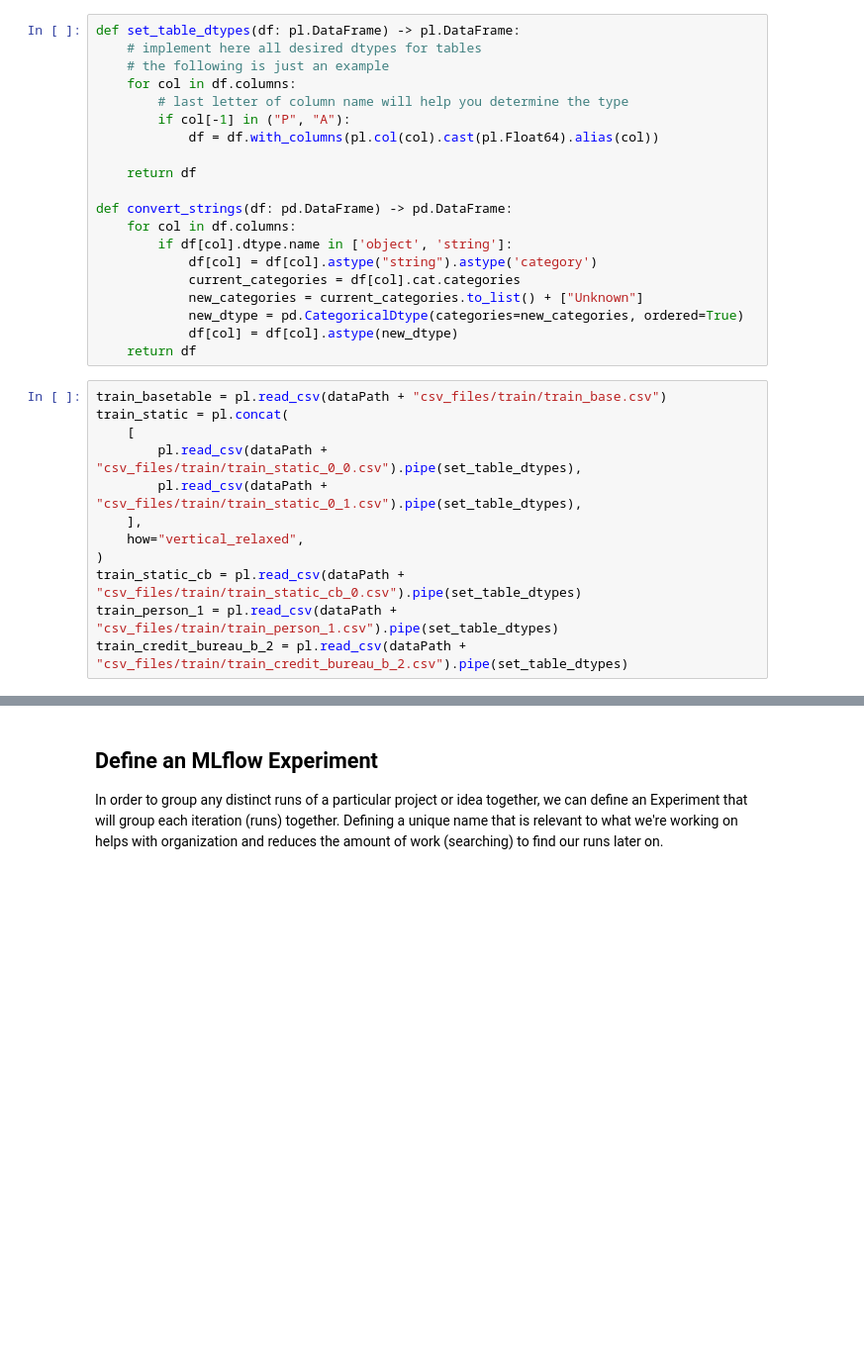
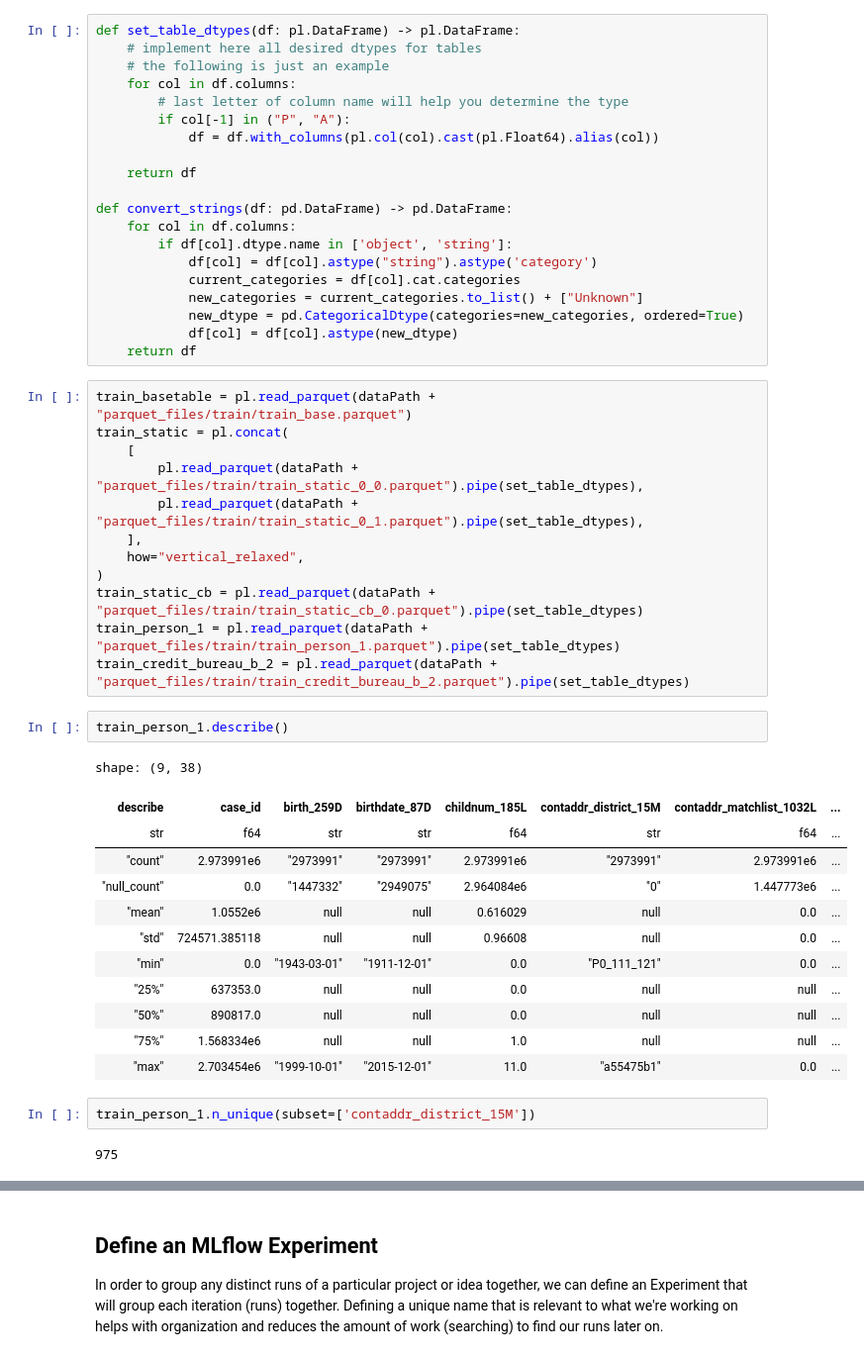
Before and after one commit to BlakSwan/Home-Credit, a Jupyter notebook: home-credit-starter-eda-and-submission.ipynb, the cells around one changed output, grey strips where cells are left out. Shown: that part at 99% size. Drawn from its saved outputs; the diff is of its cells as text; blank space fills up the shorter version.

```diff
--- a/home-credit-starter-eda-and-submission.ipynb
+++ b/home-credit-starter-eda-and-submission.ipynb
@@ -45,15 +44,34 @@ def convert_strings(df: pd.DataFrame) -> pd.DataFrame:
             df[col] = df[col].astype(new_dtype)
     return df
 # %%
-train_basetable = pl.read_csv(dataPath + "csv_files/train/train_base.csv")
+train_basetable = pl.read_parquet(dataPath + "parquet_files/train/train_base.parquet")
 train_static = pl.concat(
     [
-        pl.read_csv(dataPath + "csv_files/train/train_static_0_0.csv").pipe(set_table_dtypes),
-        pl.read_csv(dataPath + "csv_files/train/train_static_0_1.csv").pipe(set_table_dtypes),
+        pl.read_parquet(dataPath + "parquet_files/train/train_static_0_0.parquet").pipe(set_table_dtypes),
+        pl.read_parquet(dataPath + "parquet_files/train/train_static_0_1.parquet").pipe(set_table_dtypes),
     ],
     how="vertical_relaxed",
 )
-train_static_cb = pl.read_csv(dataPath + "csv_files/train/train_static_cb_0.csv").pipe(set_table_dtypes)
-train_person_1 = pl.read_csv(dataPath + "csv_files/train/train_person_1.csv").pipe(set_table_dtypes)
-train_credit_bureau_b_2 = pl.read_csv(dataPath + "csv_files/train/train_credit_bureau_b_2.csv").pipe(set_table_dtypes)
+train_static_cb = pl.read_parquet(dataPath + "parquet_files/train/train_static_cb_0.parquet").pipe(set_table_dtypes)
+train_person_1 = pl.read_parquet(dataPath + "parquet_files/train/train_person_1.parquet").pipe(set_table_dtypes)
+train_credit_bureau_b_2 = pl.read_parquet(dataPath + "parquet_files/train/train_credit_bureau_b_2.parquet").pipe(set_table_dtypes)
+# %%
+train_person_1.describe()
+# %% [output]
+shape: (9, 38)
+| describe | case_id | birth_259D | birthdate_87D | childnum_185L | contaddr_district_15M | contaddr_matchlist_1032L | ... |
+| str | f64 | str | str | f64 | str | f64 | ... |
+| "count" | 2.973991e6 | "2973991" | "2973991" | 2.973991e6 | "2973991" | 2.973991e6 | ... |
+| "null_count" | 0.0 | "1447332" | "2949075" | 2.964084e6 | "0" | 1.447773e6 | ... |
+| "mean" | 1.0552e6 | null | null | 0.616029 | null | 0.0 | ... |
+| "std" | 724571.385118 | null | null | 0.96608 | null | 0.0 | ... |
+| "min" | 0.0 | "1943-03-01" | "1911-12-01" | 0.0 | "P0_111_121" | 0.0 | ... |
+| "25%" | 637353.0 | null | null | 0.0 | null | null | ... |
+| "50%" | 890817.0 | null | null | 0.0 | null | null | ... |
+| "75%" | 1.568334e6 | null | null | 1.0 | null | null | ... |
+| "max" | 2.703454e6 | "1999-10-01" | "2015-12-01" | 11.0 | "a55475b1" | 0.0 | ... |
+# %%
+train_person_1.n_unique(subset=['contaddr_district_15M'])
+# %% [output]
+975
 # %%
```
Also changed, not shown: parts of 15 cells of this notebook, 5 other files.
